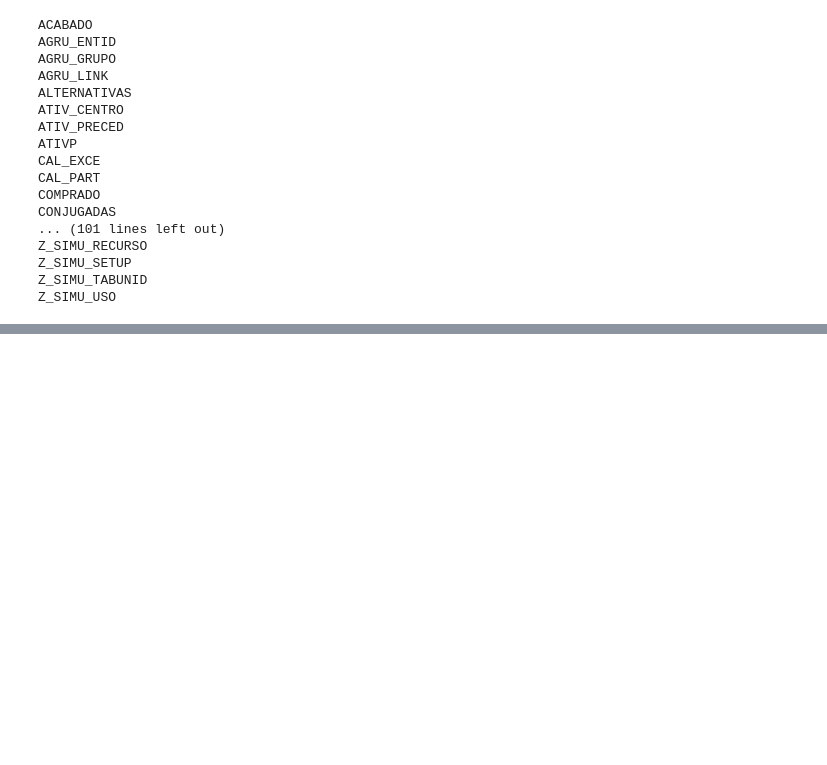
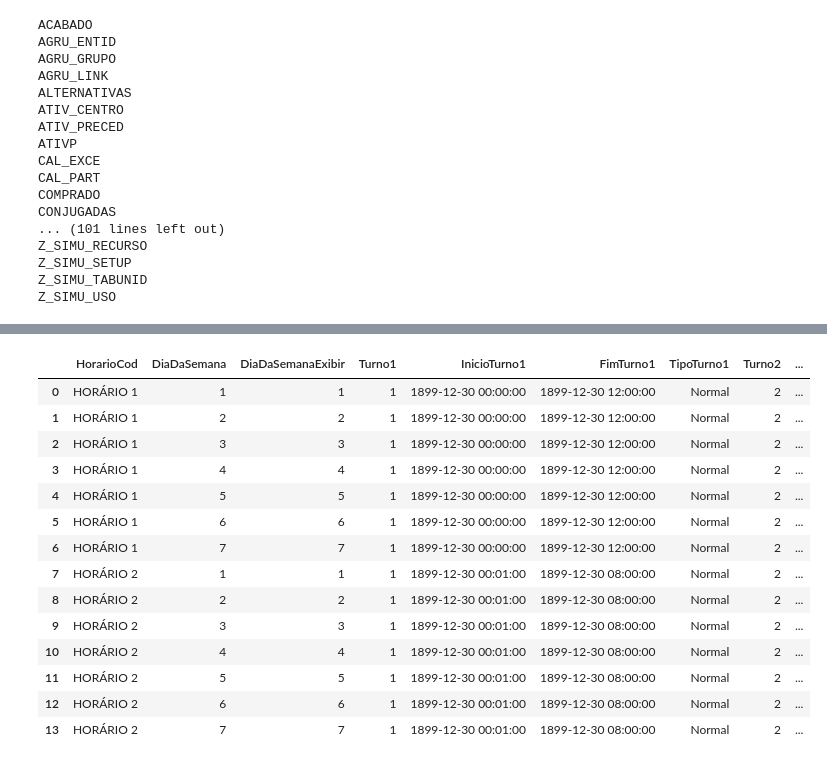
Before and after one commit to thj3a/JobShopModels.py, a Jupyter notebook: test.ipynb, the cells around one changed output, grey strips where cells are left out. Saved outputs shown, nothing was run; the diff lists cells and outputs as text; code cells hidden in the pictures; blank space fills up the shorter version.

```diff
--- a/test.ipynb
+++ b/test.ipynb
@@ -65,0 +93,19 @@ TAREFAS
+# %%
+CALENDARIO = pd.read_sql('select * from HORARIOS_PARTICAO', conn)
+CALENDARIO
+# %% [output]
+|  | HorarioCod | DiaDaSemana | DiaDaSemanaExibir | Turno1 | InicioTurno1 | FimTurno1 | TipoTurno1 | Turno2 | ... |
+| 0 | HORÁRIO 1 | 1 | 1 | 1 | 1899-12-30 00:00:00 | 1899-12-30 12:00:00 | Normal | 2 | ... |
+| 1 | HORÁRIO 1 | 2 | 2 | 1 | 1899-12-30 00:00:00 | 1899-12-30 12:00:00 | Normal | 2 | ... |
+| 2 | HORÁRIO 1 | 3 | 3 | 1 | 1899-12-30 00:00:00 | 1899-12-30 12:00:00 | Normal | 2 | ... |
+| 3 | HORÁRIO 1 | 4 | 4 | 1 | 1899-12-30 00:00:00 | 1899-12-30 12:00:00 | Normal | 2 | ... |
+| 4 | HORÁRIO 1 | 5 | 5 | 1 | 1899-12-30 00:00:00 | 1899-12-30 12:00:00 | Normal | 2 | ... |
+| 5 | HORÁRIO 1 | 6 | 6 | 1 | 1899-12-30 00:00:00 | 1899-12-30 12:00:00 | Normal | 2 | ... |
+| 6 | HORÁRIO 1 | 7 | 7 | 1 | 1899-12-30 00:00:00 | 1899-12-30 12:00:00 | Normal | 2 | ... |
+| 7 | HORÁRIO 2 | 1 | 1 | 1 | 1899-12-30 00:01:00 | 1899-12-30 08:00:00 | Normal | 2 | ... |
+| 8 | HORÁRIO 2 | 2 | 2 | 1 | 1899-12-30 00:01:00 | 1899-12-30 08:00:00 | Normal | 2 | ... |
+| 9 | HORÁRIO 2 | 3 | 3 | 1 | 1899-12-30 00:01:00 | 1899-12-30 08:00:00 | Normal | 2 | ... |
+| 10 | HORÁRIO 2 | 4 | 4 | 1 | 1899-12-30 00:01:00 | 1899-12-30 08:00:00 | Normal | 2 | ... |
+| 11 | HORÁRIO 2 | 5 | 5 | 1 | 1899-12-30 00:01:00 | 1899-12-30 08:00:00 | Normal | 2 | ... |
+| 12 | HORÁRIO 2 | 6 | 6 | 1 | 1899-12-30 00:01:00 | 1899-12-30 08:00:00 | Normal | 2 | ... |
+| 13 | HORÁRIO 2 | 7 | 7 | 1 | 1899-12-30 00:01:00 | 1899-12-30 08:00:00 | Normal | 2 | ... |
```
Also changed, not shown: parts of 7 cells of this notebook, 20 other files.
